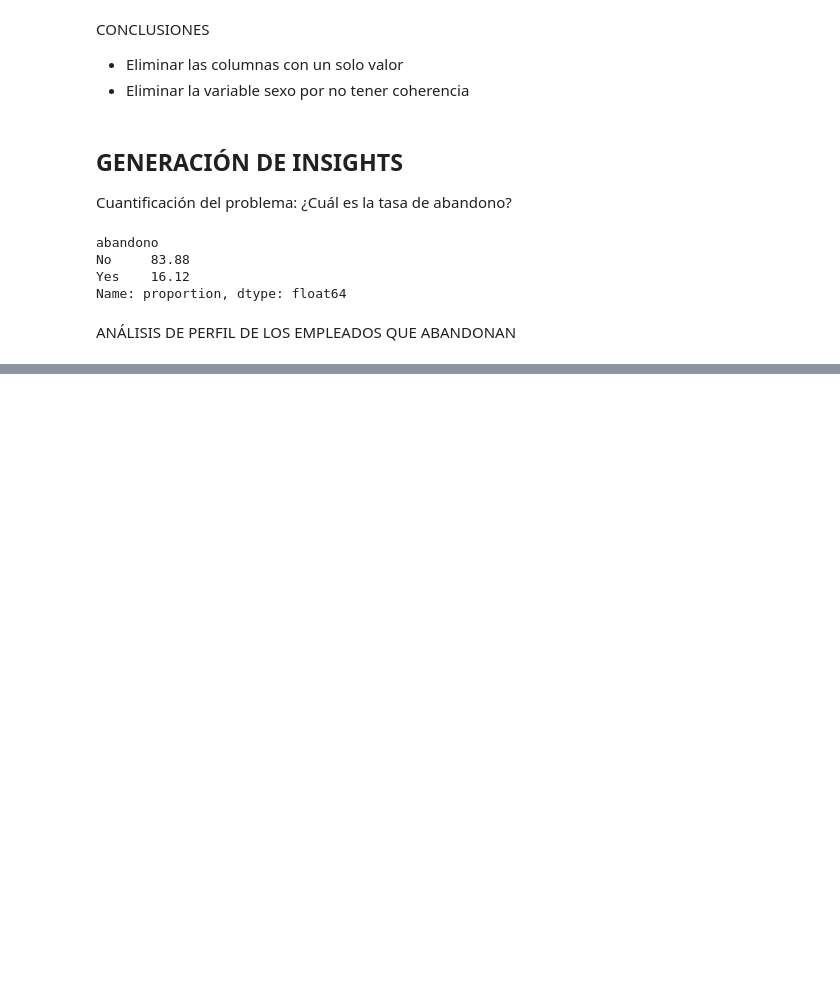
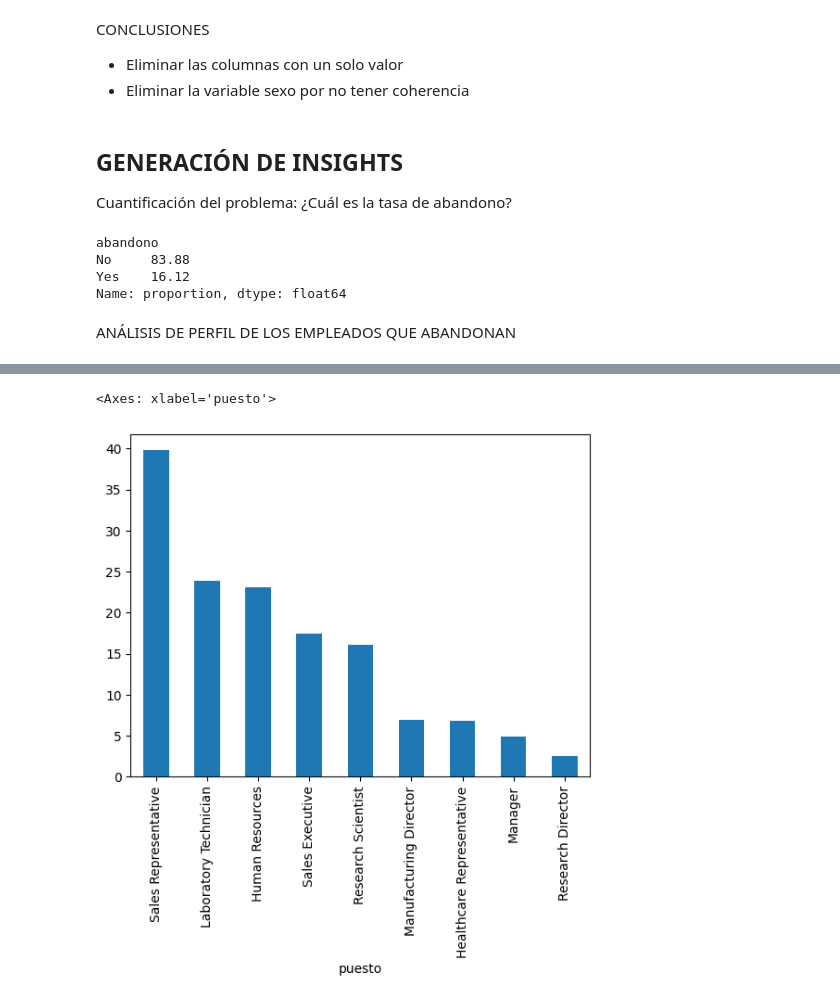
Before and after one commit to Carlos-Ernesto/Data-Science, a Jupyter notebook: DS4B/codio_personal.ipynb, the cells around one changed output, grey strips where cells are left out. Drawn from its saved outputs; the diff is of its cells as text; code cells hidden in the pictures; blank space fills up the shorter version.

```diff
--- a/DS4B/codio_personal.ipynb
+++ b/DS4B/codio_personal.ipynb
@@ -206,0 +211,7 @@ temp = data.groupby("educacion").abandono.mean().
+# %%
+# Analisis por puesto
+temp = data.groupby('puesto').abandono.mean().sort_values(ascending = False) * 100
+temp.plot.bar()
+# %% [output]
+<Axes: xlabel='puesto'>
+[figure, added]
```
Also changed, not shown: parts of 11 cells of this notebook, 1 other file.
